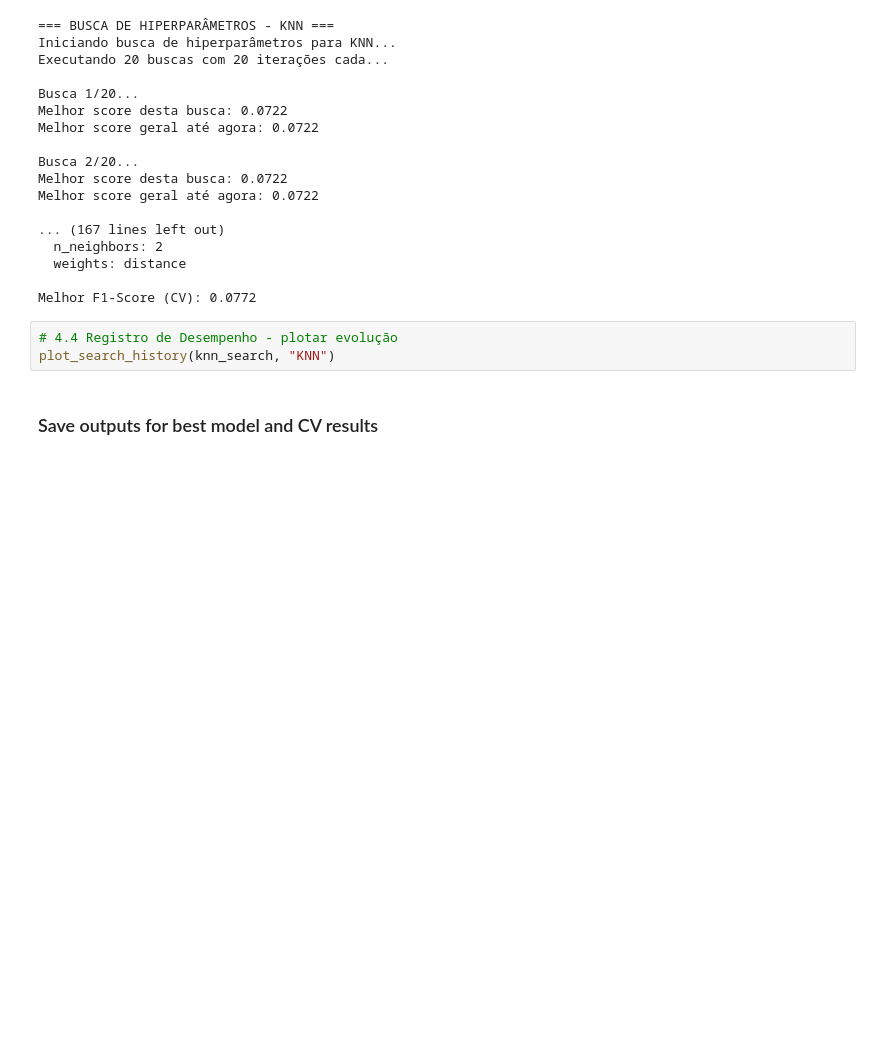
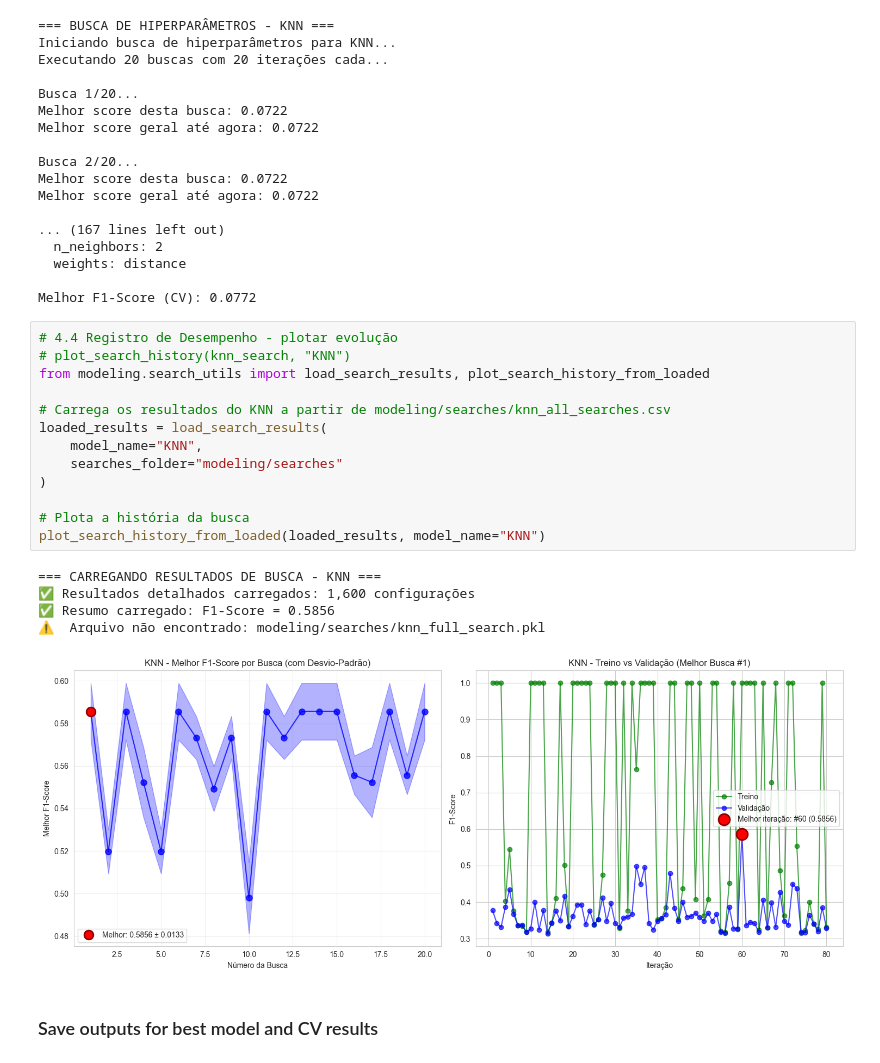
Before and after one commit to marquesgbr/data-mining-proj-crisp-dm, a Jupyter notebook: 3-model_eval.ipynb, the cells around one changed output. Cells and saved outputs as stored; diff of their text form; blank space fills up the shorter version.

Commit message:
Plotting new graphs

```diff
--- a/3-model_eval.ipynb
+++ b/3-model_eval.ipynb
@@ -430,9 +430,25 @@ Melhor score geral até agora: 0.0722
   weights: distance
 
 Melhor F1-Score (CV): 0.0772
-# %%
-# 4.4 Registro de Desempenho - plotar evolução
-plot_search_history(knn_search, "KNN")
+# %%
+# 4.4 Registro de Desempenho - plotar evolução
+# plot_search_history(knn_search, "KNN")
+from modeling.search_utils import load_search_results, plot_search_history_from_loaded
+
+# Carrega os resultados do KNN a partir de modeling/searches/knn_all_searches.csv
+loaded_results = load_search_results(
+    model_name="KNN",
+    searches_folder="modeling/searches"
+)
+
+# Plota a história da busca
+plot_search_history_from_loaded(loaded_results, model_name="KNN")
+# %% [output]
+=== CARREGANDO RESULTADOS DE BUSCA - KNN ===
+✅ Resultados detalhados carregados: 1,600 configurações
+✅ Resumo carregado: F1-Score = 0.5856
+⚠️  Arquivo não encontrado: modeling/searches/knn_full_search.pkl
+[figure, added]
 # %% [markdown]
 ### Save outputs for best model and CV results
 # %% [markdown]
```
Also changed, not shown: 3 other files.
